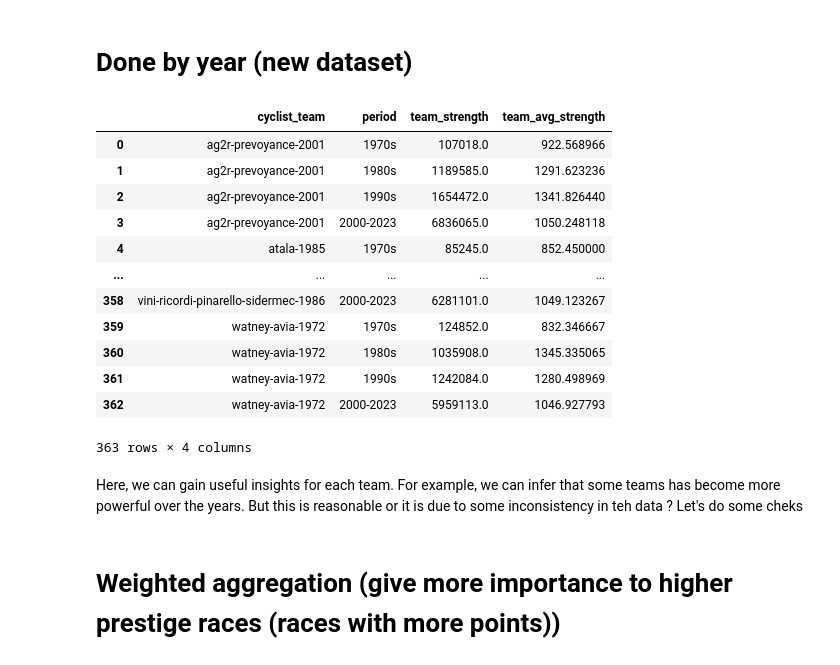
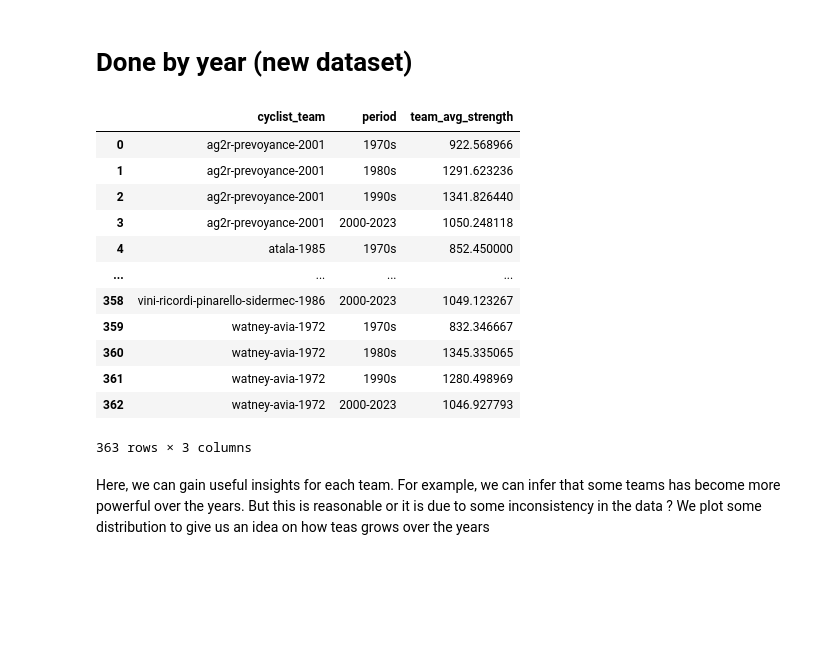
Before and after one commit to Dylan-Nico/Data-Mining-Cyclist-data, a Jupyter notebook: Feature_Enginering.ipynb, the cells around one changed output. Saved outputs shown, nothing was run; the diff lists cells and outputs as text; code cells hidden in the pictures; blank space fills up the shorter version.

```diff
--- a/Feature_Enginering.ipynb
+++ b/Feature_Enginering.ipynb
@@ -228,10 +228,9 @@ Here, there are some teams called, for example, "sport-vlaanderen-baloise-2021".
 # For all years (historical)
 Stored directly in df_races dataset
 # %%
-# Calculate the sum and average of startlist_quality per team
-df_races['team_strength'] = df_races.groupby('cyclist_team')['startlist_quality'].transform('sum')
+# Calculate the average of startlist_quality per team
 df_races['team_avg_strength'] = df_races.groupby('cyclist_team')['startlist_quality'].transform('mean')
 
 # Display the result
-df_races[['cyclist_team', 'year', 'team_strength', 'team_avg_strength']].drop_duplicates()
+df_races[['cyclist_team', 'year', 'team_avg_strength']].drop_duplicates()
 # %% [output]
@@ -255,43 +252,44 @@ df_races[['cyclist_team', 'year', 'team_strength', 'team_avg_strength']].drop_du
 # %%
 # Create a new column for the time period (decades)
 def get_period(year):
     if 1970 <= year <= 1979:
         return '1970s'
     elif 1980 <= year <= 1989:
         return '1980s'
     elif 1990 <= year <= 1999:
         return '1990s'
     elif 2000 <= year <= 2023:
         return '2000-2023'
     else:
         return 'Before 1970'
 
 # Create decades period column of rafces in the dataset
 df_races['period'] = df_races['year'].apply(get_period)
 
 # Compute team strength (sum) and average startlist_quality for each team and period
-team_strength = df_races.groupby(['cyclist_team', 'period'])['startlist_quality'].agg(['sum', 'mean']).reset_index()
+team_strength = df_races.groupby(['cyclist_team', 'period'])['startlist_quality'].agg(['mean']).reset_index()
 
 # Rename the columns to make it clear
-team_strength.rename(columns={'sum': 'team_strength', 'mean': 'team_avg_strength'}, inplace=True)
+team_strength.rename(columns={'mean': 'team_avg_strength'}, inplace=True)
 
 # Display the new dataset with team name, period, and computed strength
 team_strength
+
+# Save it
+#team_strength.to_csv('team_avg_trength_per_period.csv', index=False)
 # %% [output]
-|  | cyclist_team | period | team_strength | team_avg_strength |
-| 0 | ag2r-prevoyance-2001 | 1970s | 107018.0 | 922.568966 |
-| 1 | ag2r-prevoyance-2001 | 1980s | 1189585.0 | 1291.623236 |
-| 2 | ag2r-prevoyance-2001 | 1990s | 1654472.0 | 1341.826440 |
-| 3 | ag2r-prevoyance-2001 | 2000-2023 | 6836065.0 | 1050.248118 |
-| 4 | atala-1985 | 1970s | 85245.0 | 852.450000 |
-| ... | ... | ... | ... | ... |
-| 358 | vini-ricordi-pinarello-sidermec-1986 | 2000-2023 | 6281101.0 | 1049.123267 |
-| 359 | watney-avia-1972 | 1970s | 124852.0 | 832.346667 |
-| 360 | watney-avia-1972 | 1980s | 1035908.0 | 1345.335065 |
-| 361 | watney-avia-1972 | 1990s | 1242084.0 | 1280.498969 |
-| 362 | watney-avia-1972 | 2000-2023 | 5959113.0 | 1046.927793 |
+|  | cyclist_team | period | team_avg_strength |
+| 0 | ag2r-prevoyance-2001 | 1970s | 922.568966 |
+| 1 | ag2r-prevoyance-2001 | 1980s | 1291.623236 |
+| 2 | ag2r-prevoyance-2001 | 1990s | 1341.826440 |
+| 3 | ag2r-prevoyance-2001 | 2000-2023 | 1050.248118 |
+| 4 | atala-1985 | 1970s | 852.450000 |
+| ... | ... | ... | ... |
+| 358 | vini-ricordi-pinarello-sidermec-1986 | 2000-2023 | 1049.123267 |
+| 359 | watney-avia-1972 | 1970s | 832.346667 |
+| 360 | watney-avia-1972 | 1980s | 1345.335065 |
+| 361 | watney-avia-1972 | 1990s | 1280.498969 |
+| 362 | watney-avia-1972 | 2000-2023 | 1046.927793 |
-363 rows × 4 columns
+363 rows × 3 columns
 # %% [markdown]
-Here, we can gain useful insights for each team. For example, we can infer that some teams has become more powerful over the years. But this is reasonable or it is due to some inconsistency in teh data ? Let's do some cheks
+Here, we can gain useful insights for each team. For example, we can infer that some teams has become more powerful over the years. But this is reasonable or it is due to some inconsistency in the data ? We plot some distribution to give us an idea on how teas grows over the years
-# %% [markdown]
-# Weighted aggregation (give more importance to higher prestige races (races with more  points))
```
Also changed, not shown: parts of 13 cells of this notebook.
